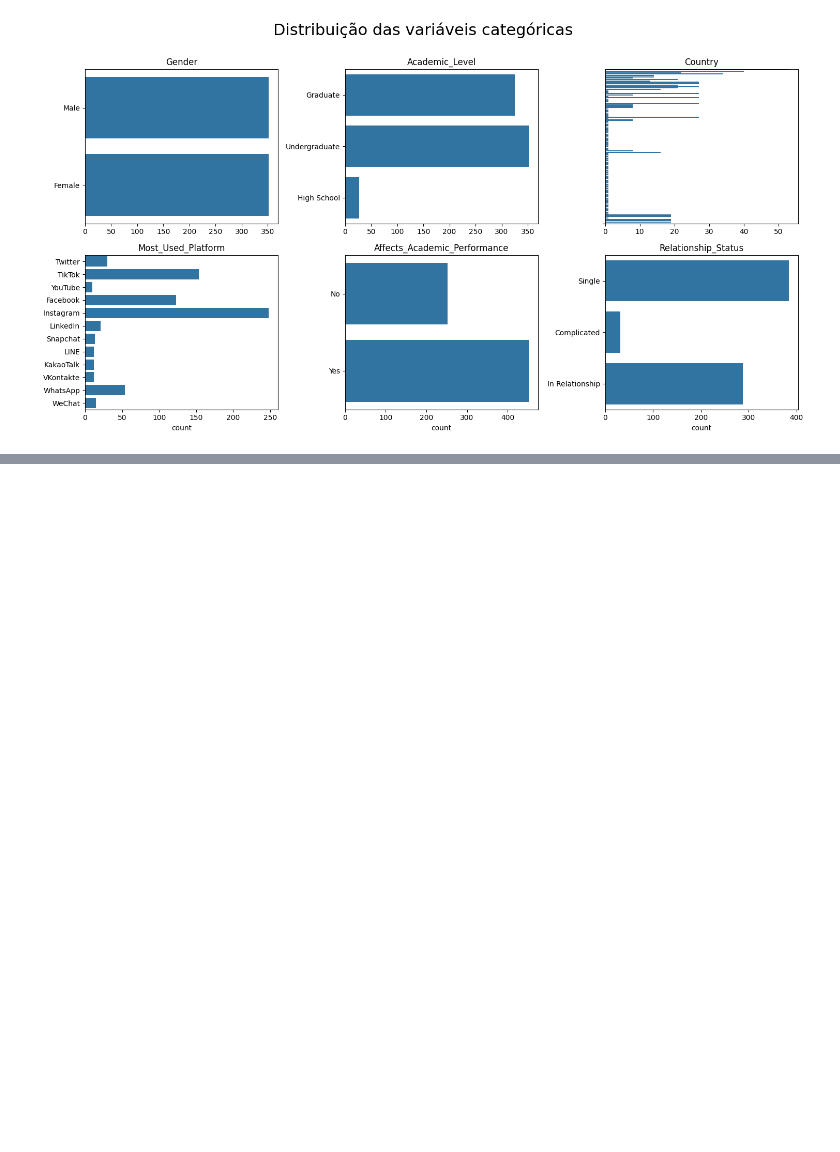
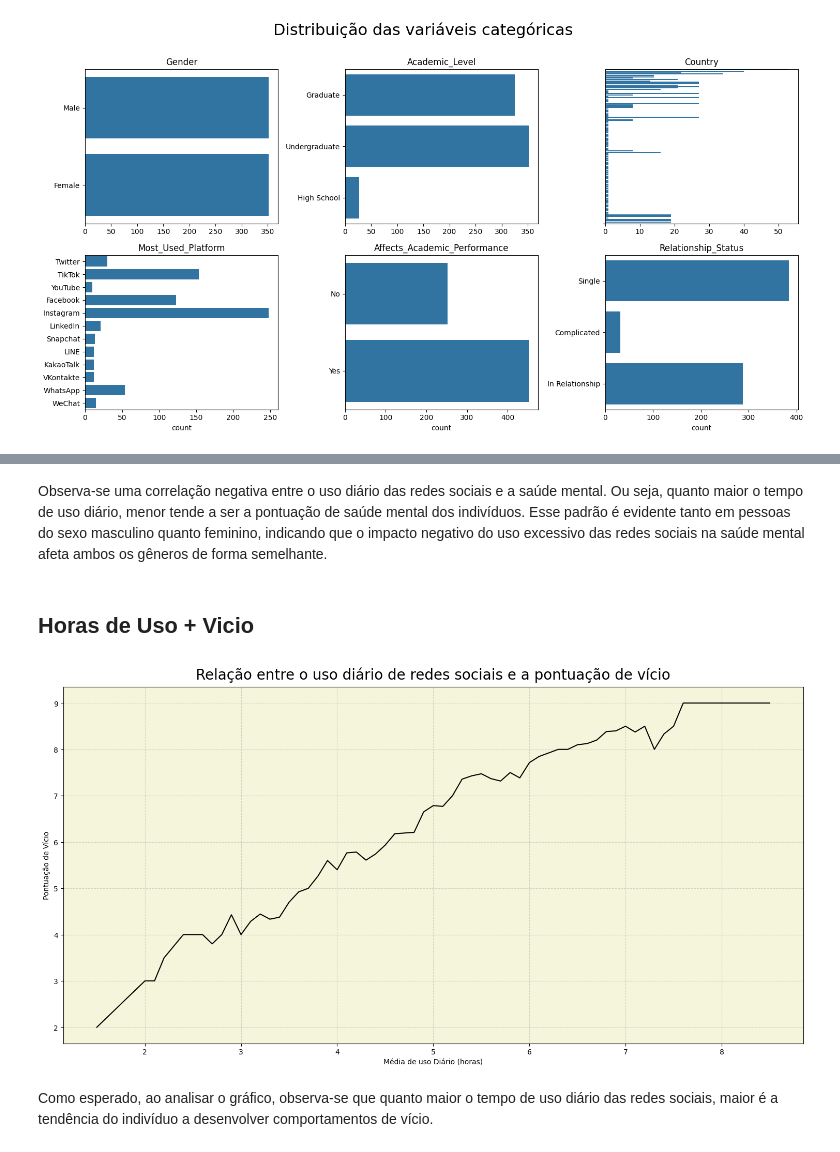
Before and after one commit to JoaoHeslin/Estudantes-e-Midias-Sociais, a Jupyter notebook: relatorio.ipynb, the cells around one changed output, grey strips where cells are left out. Drawn from its saved outputs; the diff is of its cells as text; code cells hidden in the pictures; blank space fills up the shorter version.

```diff
--- a/relatorio.ipynb
+++ b/relatorio.ipynb
@@ -148,0 +162,20 @@ plt.show()
+# %% [markdown]
+Observa-se uma correlação negativa entre o uso diário das redes sociais e a saúde mental. Ou seja, quanto maior o tempo de uso diário, menor tende a ser a pontuação de saúde mental dos indivíduos. Esse padrão é evidente tanto em pessoas do sexo masculino quanto feminino, indicando que o impacto negativo do uso excessivo das redes sociais na saúde mental afeta ambos os gêneros de forma semelhante.
+# %% [markdown]
+## Horas de Uso + Vicio
+# %%
+plt.figure(figsize=(15,8))
+ax = sns.lineplot(df, x="Avg_Daily_Usage_Hours", y="Addicted_Score", color="black", errorbar=None)
+plt.title("Relação entre o uso diário de redes sociais e a pontuação de vício", fontsize=20, y=1.01)
+
+plt.xlabel("Média de uso Diário (horas)")
+plt.ylabel("Pontuação de Vício")
+
+plt.grid(linestyle="--", alpha=0.5)
+ax.set_facecolor('#f5f5dc')
+plt.tight_layout()
+plt.show()
+# %% [output]
+[figure, added]
+# %% [markdown]
+Como esperado, ao analisar o gráfico, observa-se que quanto maior o tempo de uso diário das redes sociais, maior é a tendência do indivíduo a desenvolver comportamentos de vício.
```
Also changed, not shown: parts of 2 cells of this notebook.
